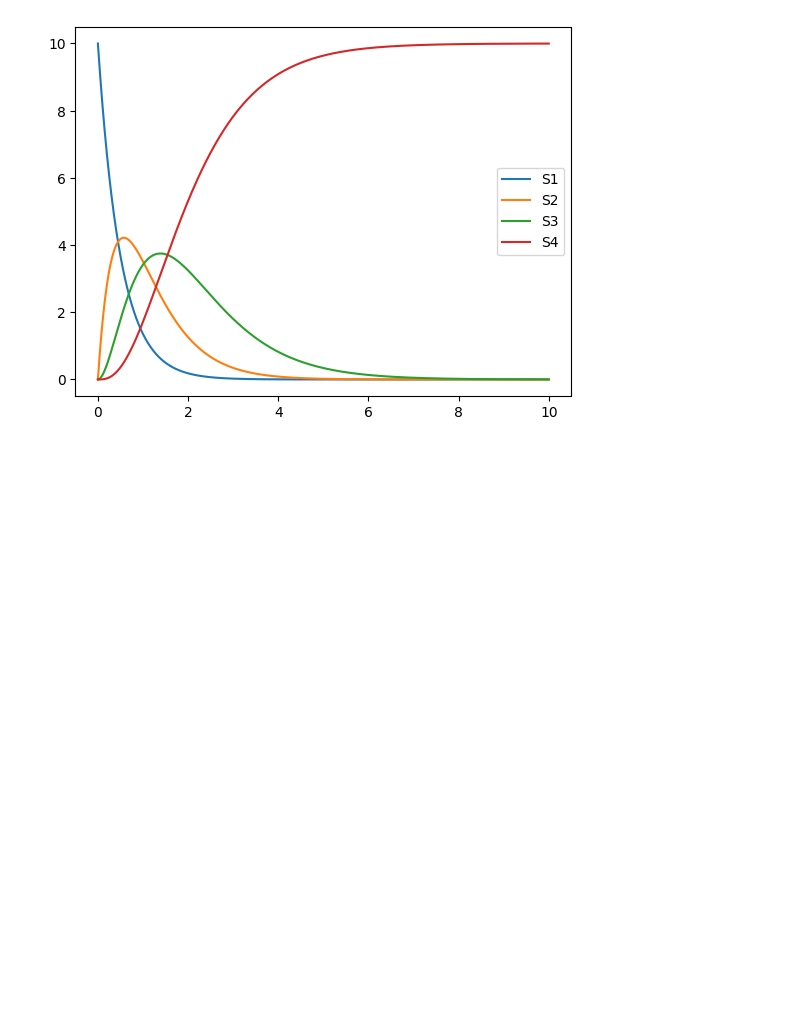
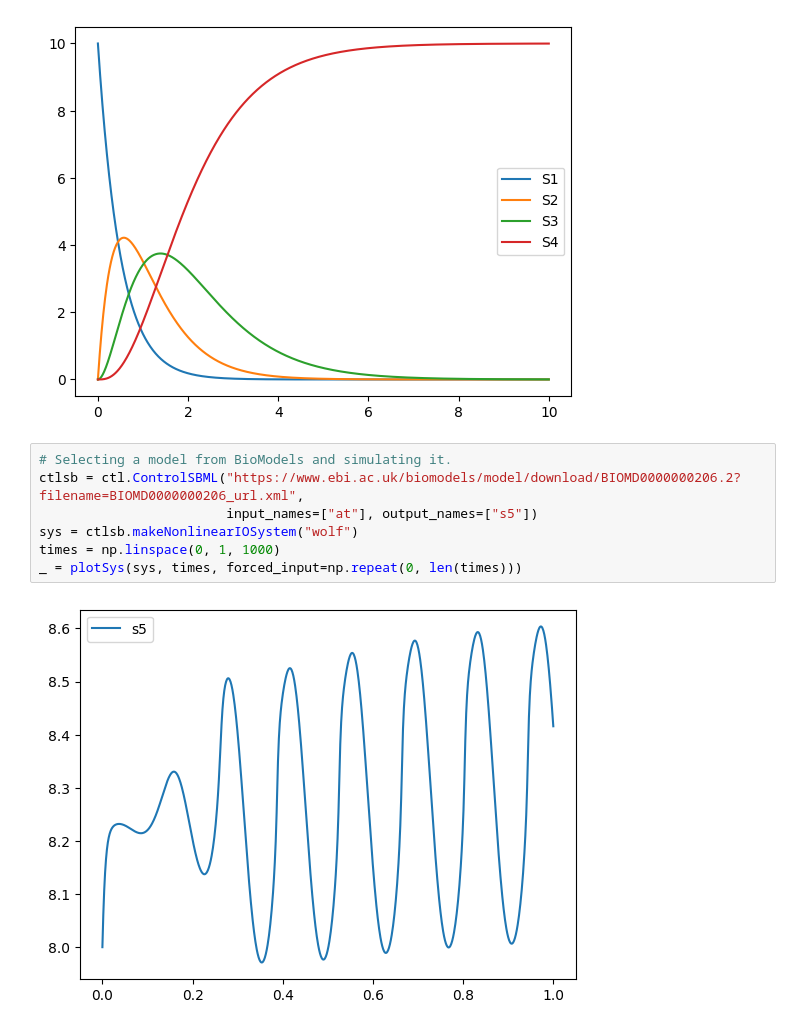
Before and after one commit to joseph-hellerstein/advanced-controls-lectures, a Jupyter notebook: classes/winter_2023/lectures/lecture_05-simulating-system-elements/simulating_system_elements.ipynb, the cells around one changed output. Cells and saved outputs as stored; diff of their text form; blank space fills up the shorter version.

```diff
--- a/classes/winter_2023/lectures/lecture_05-simulating-system-elements/simulating_system_elements.ipynb
+++ b/classes/winter_2023/lectures/lecture_05-simulating-system-elements/simulating_system_elements.ipynb
@@ -572,3 +597,12 @@ times = np.linspace(0, 10, 1000)
 _ = plotSys(sys, times, initial_values=[10, 0, 0, 0], forced_input=np.repeat(0, len(times)))
 # %% [output]
 [figure]
+# %%
+# Selecting a model from BioModels and simulating it.
+ctlsb = ctl.ControlSBML("https://www.ebi.ac.uk/biomodels/model/download/BIOMD0000000206.2?filename=BIOMD0000000206_url.xml",
+                        input_names=["at"], output_names=["s5"])
+sys = ctlsb.makeNonlinearIOSystem("wolf")
+times = np.linspace(0, 1, 1000)
+_ = plotSys(sys, times, forced_input=np.repeat(0, len(times)))
+# %% [output]
+[figure, added]
```
Also changed, not shown: parts of 10 cells of this notebook, 2 other files.
